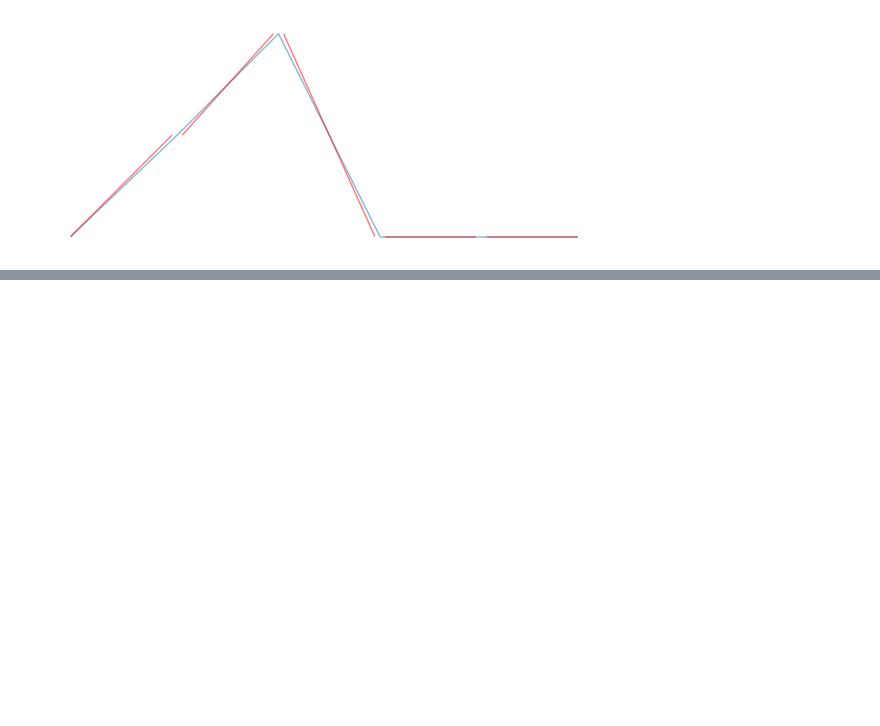
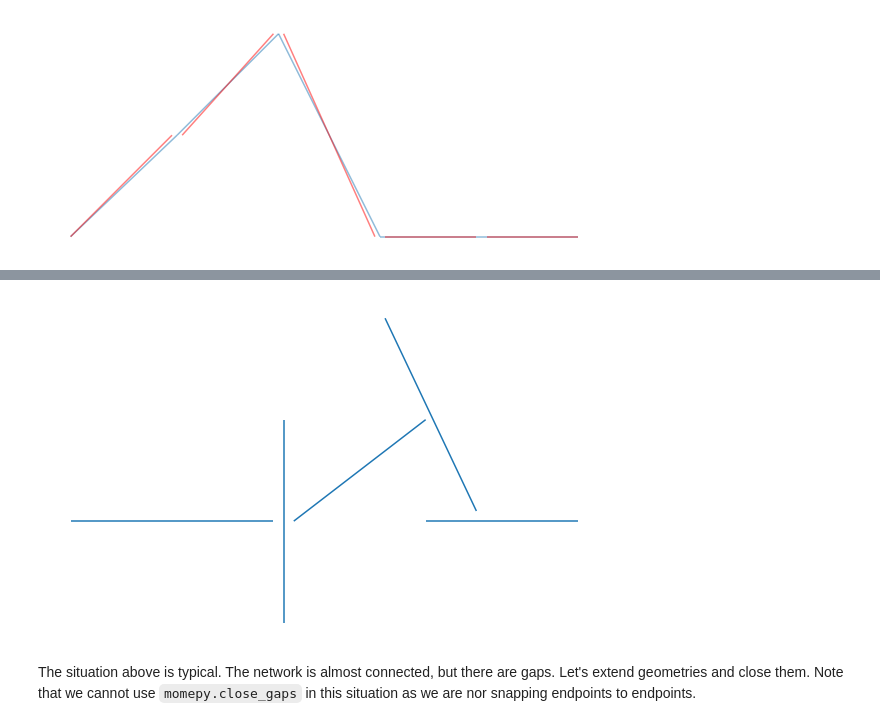
Before and after one commit to pysal/momepy, a Jupyter notebook: docs/user_guide/elements/preprocessing.ipynb, the cells around one changed output, grey strips where cells are left out. Cells and saved outputs as stored; diff of their text form; code cells hidden in the pictures; blank space fills up the shorter version.

```diff
--- a/docs/user_guide/elements/preprocessing.ipynb
+++ b/docs/user_guide/elements/preprocessing.ipynb
@@ -38,0 +87,13 @@ ax.set_axis_off()
+# %%
+l1 = LineString([(0, 0), (2, 0)])
+l2 = LineString([(2.1, -1), (2.1, 1)])
+l3 = LineString([(3.1, 2), (4, 0.1)])
+l4 = LineString([(3.5, 0), (5, 0)])
+l5 = LineString([(2.2, 0), (3.5, 1)])
+# %%
+df = gpd.GeoDataFrame(['a', 'b', 'c', 'd', 'e'], geometry=[l1, l2, l3, l4, l5])
+df.plot(figsize=(10, 10)).set_axis_off()
+# %% [output]
+[figure, added]
+# %% [markdown]
+The situation above is typical. The network is almost connected, but there are gaps. Let's extend geometries and close them. Note that we cannot use `momepy.close_gaps` in this situation as we are nor snapping endpoints to endpoints.
```
Also changed, not shown: parts of 24 cells of this notebook, 2 other files.
